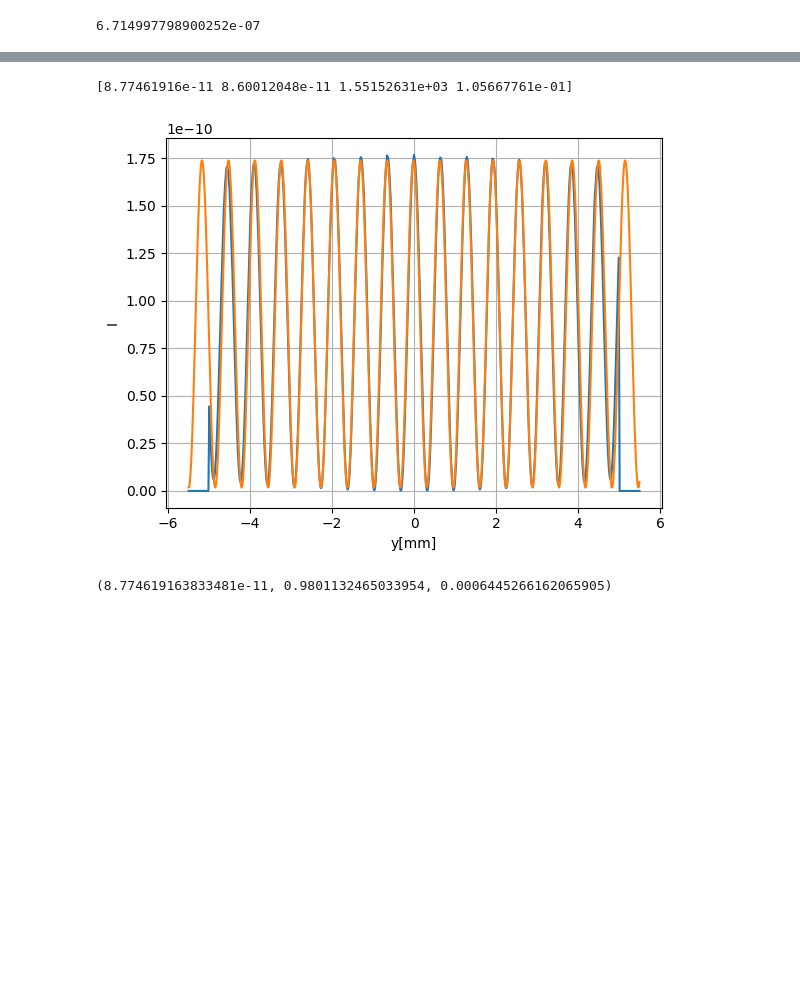
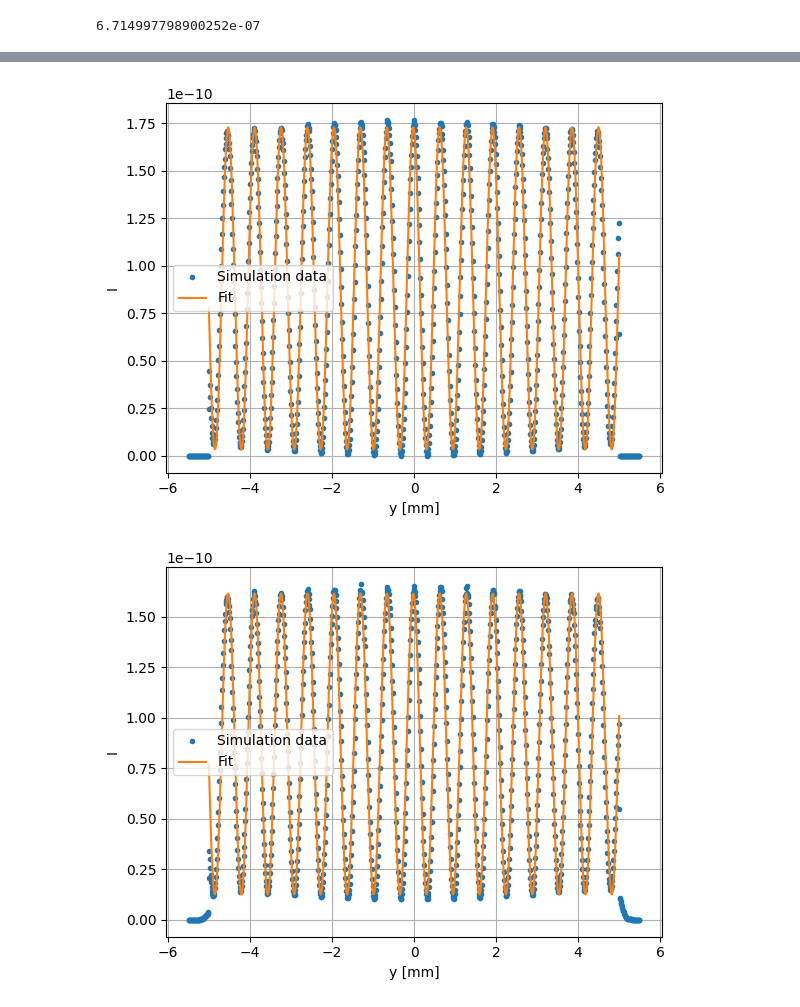
Before and after one commit to McStasMcXtrace/semsans, a Jupyter notebook: semsans-fit.ipynb, the cells around one changed output, grey strips where cells are left out. Saved outputs shown, nothing was run; the diff lists cells and outputs as text; code cells hidden in the pictures; blank space fills up the shorter version.

```diff
--- a/semsans-fit.ipynb
+++ b/semsans-fit.ipynb
@@ -27,16 +27,20 @@ z
 # %%
 y_flat, I_flat = np.genfromtxt('PSD_no_mod_no_sample.dat', delimiter=' ', usecols=(0,1), unpack=True)
 y, I = np.genfromtxt('PSD_mod_no_sample.dat', delimiter=' ', usecols=(0,1), unpack=True)
+y_sample, I_sample = np.genfromtxt('PSD.dat', delimiter=' ', usecols=(0,1), unpack=True)
 
+
+y_sample*=1e-2
 y*=1e-2
 y_flat*=1e-2
 
-plt.plot(y, I, label='Analyser')
-plt.plot(y_flat, I_flat, label='No analyser')
+plt.plot(y_sample, I_sample,'-',  label='Sample')
+plt.plot(y, I, label='No sample')
+plt.plot(y_flat, I_flat,  label='No sample, no analyser')
 
-plt.xlabel('y')
+plt.xlabel('y [m]')
 plt.ylabel('I')
-plt.title('PSD intensity without sample')
+plt.title('PSD intensity')
 plt.grid(True)  # Add grid
 plt.legend()
 plt.show()
@@ -45,35 +49,46 @@ plt.show()
 # %%
-def get_indices_within_range(x, a, b):
+def indices_within_range(x, a, b):
     return np.where((x >= a) & (x <= b))[0]
 
 def I_fit(y, a, b, p_inv, phi):
     return (a + b * np.cos(2*np.pi * y * p_inv+phi))
-indices = get_indices_within_range(y, -0.004, 0.004)
 
-# The DC component can be expected to be the mean
-mean = np.mean(I[indices])
-# The amplitude will be roughly the max minus the mean
-amplitude = np.max(I[indices]) - mean
+def I_mod(y, I_0, A, p_0, phi):
+    return I_0 * (1 + A * np.cos(2*np.pi * y / p_0+phi))
 
-# bounds = ([0.7 * mean, 0.7 * amplitude, 0.8*p_inv,0.0], [1.3 * mean, 1.3 * amplitude, 1.2*p_inv,2*np.pi])
-guess =  [mean, amplitude, p_inv, 0]
-popt, pcov = curve_fit(I_fit, y[indices], I[indices],p0=guess)
-print(popt)
-I_fitted = I_fit(y,*popt)
-plt.plot(y*1e3, I, label='Data')
-plt.plot(y*1e3, I_fitted, label='Fit')
-plt.xlabel('y[mm]')
-plt.ylabel('I')
-plt.grid(True)  # Add grid
-plt.legend()
-plt.show()
+def fit_pattern(y, I, plot=False):
+    indices = indices_within_range(y, -0.005, 0.005)
+
+    # The DC component can be expected to be the mean
+    mean = np.mean(I[indices])
+    # The amplitude will be roughly the max minus the mean
+    amplitude = np.max(I[indices]) - mean
+
+    # bounds = ([0.7 * mean, 0.7 * amplitude, 0.8*p_inv,0.0], [1.3 * mean, 1.3 * amplitude, 1.2*p_inv,2*np.pi])
+    guess =  [mean, amplitude, p_inv, 0]
+    popt, pcov = curve_fit(I_fit, y[indices], I[indices],p0=guess)
+    I_0 = popt[0]
+    diag = np.diagonal(pcov)
+    dI_0 = diag[0]
+    A_0 = popt[1] / popt[0]
+    dA_0 = np.sqrt((popt[1]*diag[0]/popt[0]**2)**2+diag[1]**2)
+    p_0_fit = 1/popt[2]
+    dp_0_fit = diag[2] / popt[2]**2
+    phi = popt[3]
+    dphi = diag[3]
+    I_0, A_0, p_0_fit
+    if plot:
+        I_fitted = I_mod(y[indices],*[I_0, A_0, p_0_fit,phi])
+        plt.plot(y*1e3, I, '.', label='Simulation data')
+        plt.plot(y[indices]*1e3, I_fitted, label='Fit')
+        plt.xlabel('y [mm]')
+        plt.ylabel('I')
+        plt.grid(True)  # Add grid
+        plt.legend()
+        plt.show()
+    return [I_0,A_0,p_0_fit, phi], [dI_0,dA_0,dp_0_fit, dphi]
+params, dparams = fit_pattern(y,I,True)
+params_sample, dparams_sample = fit_pattern(y_sample,I_sample,True)
 # %% [output]
-[8.77461916e-11 8.60012048e-11 1.55152631e+03 1.05667761e-01]
-[figure, old version]
+[figure, new version]
+[figure, added]
-# %%
-I_0 = popt[0]
-A_0 = popt[1] / I_0
-p_0_fit = 1 / popt[2]
-I_0, A_0, p_0_fit
-# %% [output]
-(8.774619163833481e-11, 0.9801132465033954, 0.0006445266162065905)
```
Also changed, not shown: parts of 2 cells of this notebook, 1 other file.
